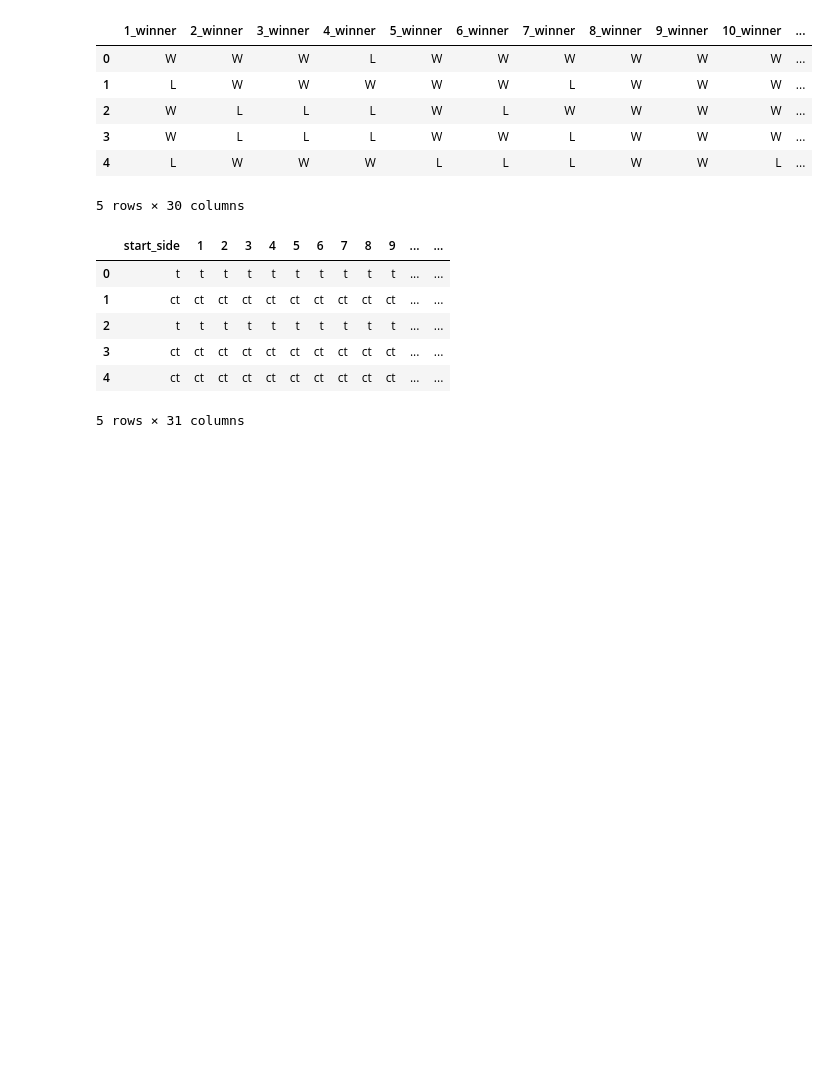
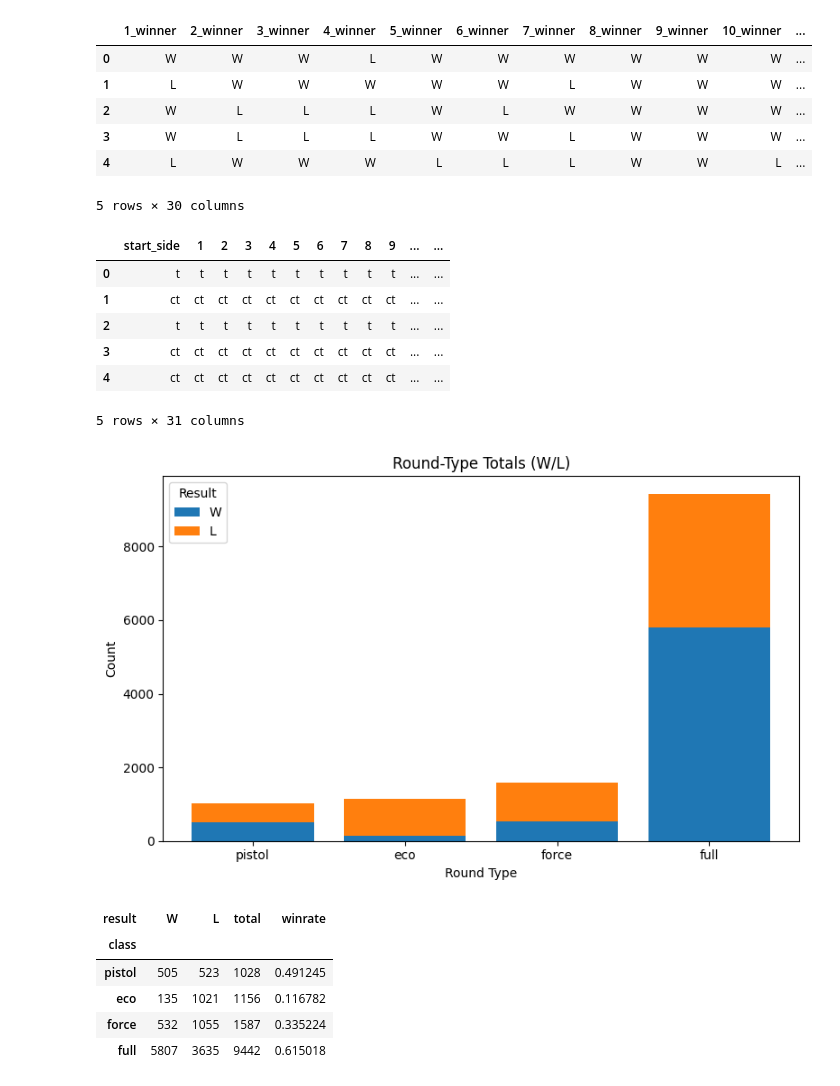
Before and after one commit to ValDevelopment/CS-GO-Team-Economy, a Jupyter notebook: notebooks/.notebook/02_team-based_analytics.ipynb, the cells around one changed output. Cells and saved outputs as stored; diff of their text form; code cells hidden in the pictures; blank space fills up the shorter version.

Commit message:
round winrates and bar plot

```diff
--- a/notebooks/.notebook/02_team-based_analytics.ipynb
+++ b/notebooks/.notebook/02_team-based_analytics.ipynb
@@ -106,3 +105,55 @@ team_sides.head()
 | 3 | ct | ct | ct | ct | ct | ct | ct | ct | ct | ct | ... | ... |
 | 4 | ct | ct | ct | ct | ct | ct | ct | ct | ct | ct | ... | ... |
 5 rows × 31 columns
+# %%
+def stacked_wl_bars(df_classes, df_results,
+                    valid_results=("W", "L"),
+                    na_like=("N/A", "NA", "", None)):
+
+    cls_long = (df_classes.reset_index(names="match_id")
+                .melt(id_vars="match_id", var_name="round_col", value_name="class"))
+    res_long = (df_results.reset_index(names="match_id")
+                .melt(id_vars="match_id", var_name="result_col", value_name="result"))
+
+    cls_long["round_id"] = cls_long["round_col"].astype(str).str.extract(r"(\d+)")
+    res_long["round_id"] = res_long["result_col"].astype(str).str.extract(r"(\d+)")
+
+    long = pd.merge(cls_long, res_long, on=["match_id", "round_id"], how="inner")
+    long["class"]  = long["class"].astype(str).str.strip().str.lower()
+    long["result"] = long["result"].astype(str).str.strip().str.upper()
+    na_like = set(x for x in na_like if x is not None)
+    long = long[~long["class"].isin(na_like) & ~long["result"].isin(na_like)]
+    long = long[long["result"].isin(valid_results)]
+
+    counts = (long.groupby(["class","result"]).size().unstack(fill_value=0)[["W","L"]]
+                .assign(total=lambda d: d["W"]+d["L"],
+                        winrate=lambda d: d["W"]/d["total"]).sort_index())
+
+    classes_order = [c for c in ["pistol","eco","force","full"] if c in counts.index]
+    counts = counts.loc[classes_order]
+
+    x = counts.index
+    w = counts.get("W", pd.Series(0, index=counts.index))
+    l = counts.get("L", pd.Series(0, index=counts.index))
+
+    plt.figure(figsize=(8,5))
+    plt.bar(counts.index, counts["W"], label="W")
+    plt.bar(counts.index, counts["L"], bottom=counts["W"], label="L")
+    plt.title("Round-Type Totals (W/L)")
+    plt.xlabel("Round Type")
+    plt.ylabel("Count")
+    plt.legend(title="Result")
+    plt.tight_layout()
+    plt.show()
+
+    return counts
+# %%
+stacked_wl_bars(team_round_types, team_round_results)
+# %% [output]
+[figure, added]
+| result | W | L | total | winrate |
+| class |  |  |  |  |
+| pistol | 505 | 523 | 1028 | 0.491245 |
+| eco | 135 | 1021 | 1156 | 0.116782 |
+| force | 532 | 1055 | 1587 | 0.335224 |
+| full | 5807 | 3635 | 9442 | 0.615018 |
```
Also changed, not shown: parts of 2 cells of this notebook.
